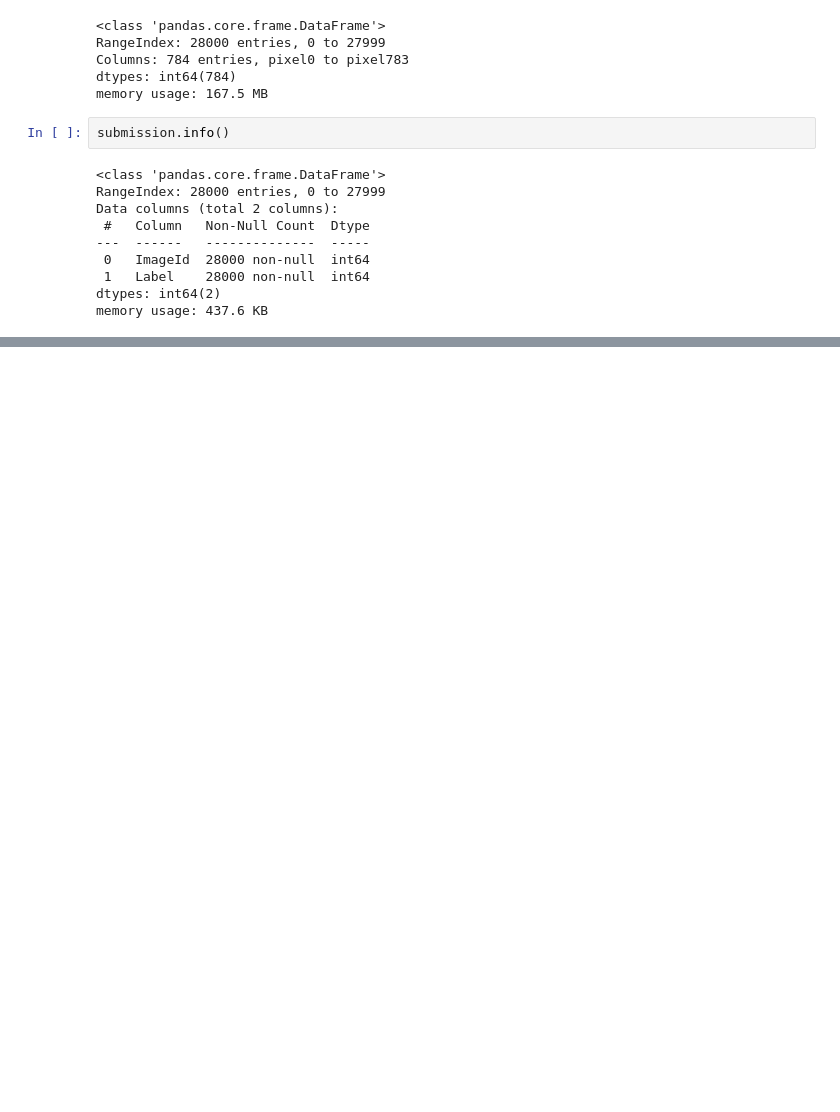
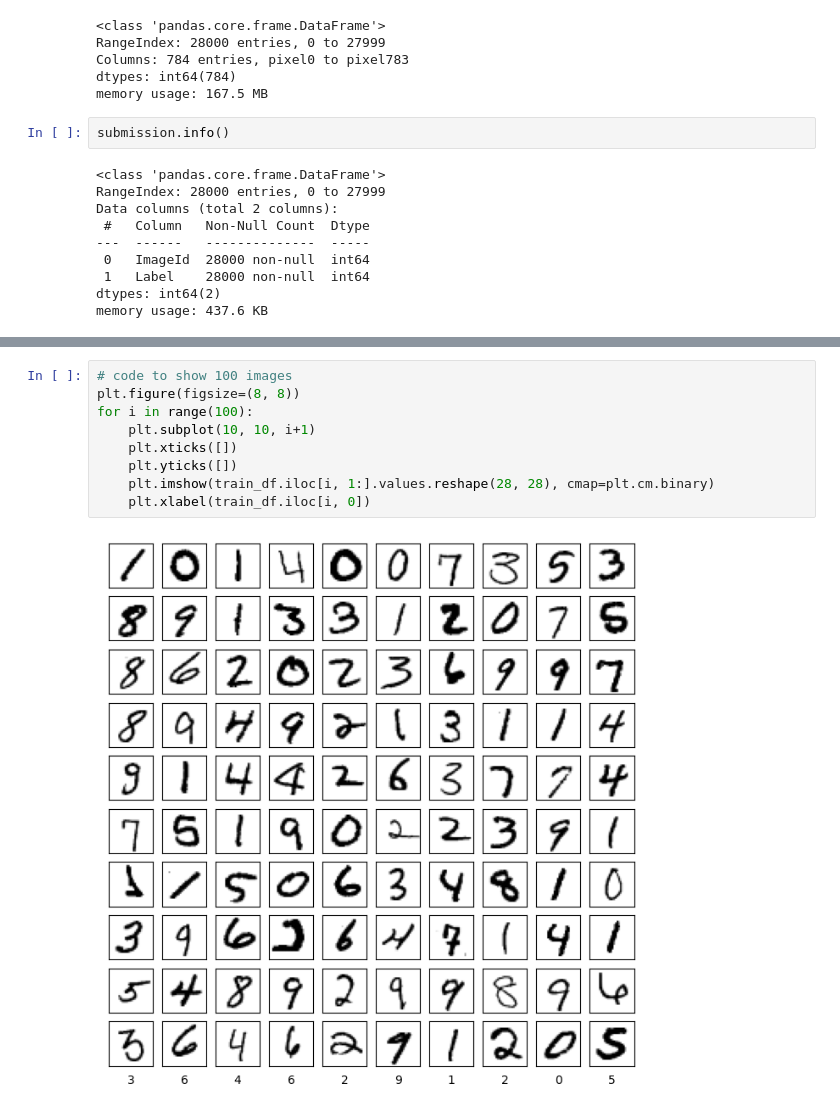
Before and after one commit to shivam6862/Digit-Recognizer, a Jupyter notebook: model/Digit-Recognizer.ipynb, the cells around one changed output, grey strips where cells are left out. Drawn from its saved outputs; the diff is of its cells as text; blank space fills up the shorter version.

```diff
--- a/model/Digit-Recognizer.ipynb
+++ b/model/Digit-Recognizer.ipynb
@@ -80,0 +95,11 @@ memory usage: 437.6 KB
+# %%
+# code to show 100 images
+plt.figure(figsize=(8, 8))
+for i in range(100):
+    plt.subplot(10, 10, i+1)
+    plt.xticks([])
+    plt.yticks([])
+    plt.imshow(train_df.iloc[i, 1:].values.reshape(28, 28), cmap=plt.cm.binary)
+    plt.xlabel(train_df.iloc[i, 0])
+# %% [output]
+[figure, added]
```
Also changed, not shown: parts of 31 cells of this notebook.
